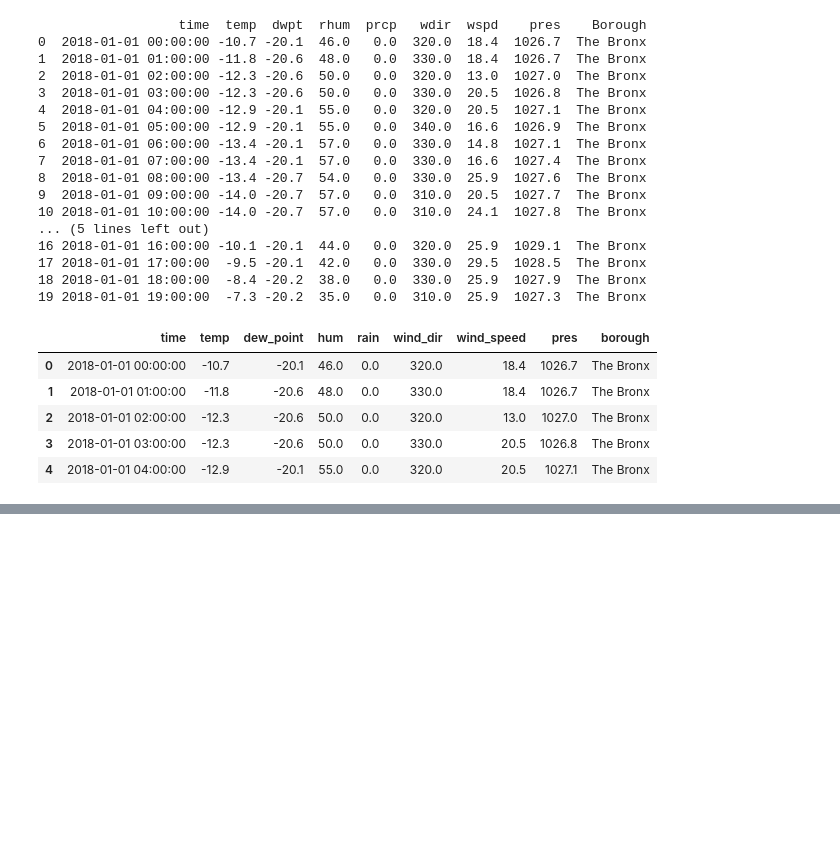
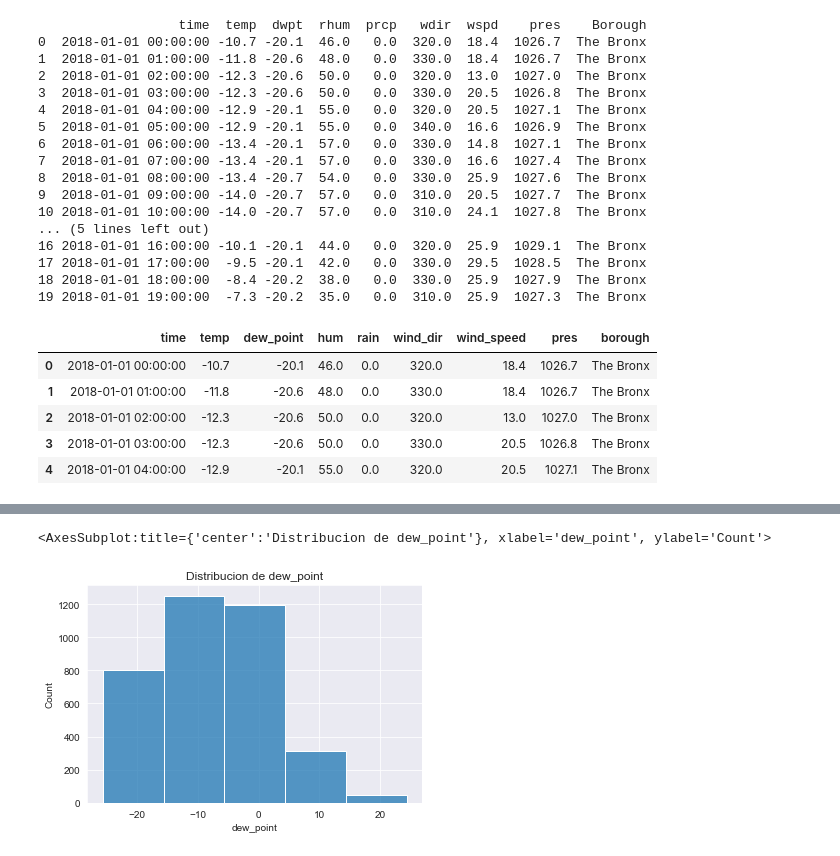
Before and after one commit to namdiv/Final_project, a Jupyter notebook: weather_data.ipynb, the cells around one changed output, grey strips where cells are left out. Saved outputs shown, nothing was run; the diff lists cells and outputs as text; code cells hidden in the pictures; blank space fills up the shorter version.

```diff
--- a/weather_data.ipynb
+++ b/weather_data.ipynb
@@ -161,0 +227,7 @@ df.head(5)
+# %%
+sns.set_style("darkgrid")
+plt.title("Distribucion de dew_point")
+sns.histplot(data=df, x="dew_point", binwidth=10)
+# %% [output]
+<AxesSubplot:title={'center':'Distribucion de dew_point'}, xlabel='dew_point', ylabel='Count'>
+[figure, added]
```
Also changed, not shown: parts of 28 cells of this notebook.
